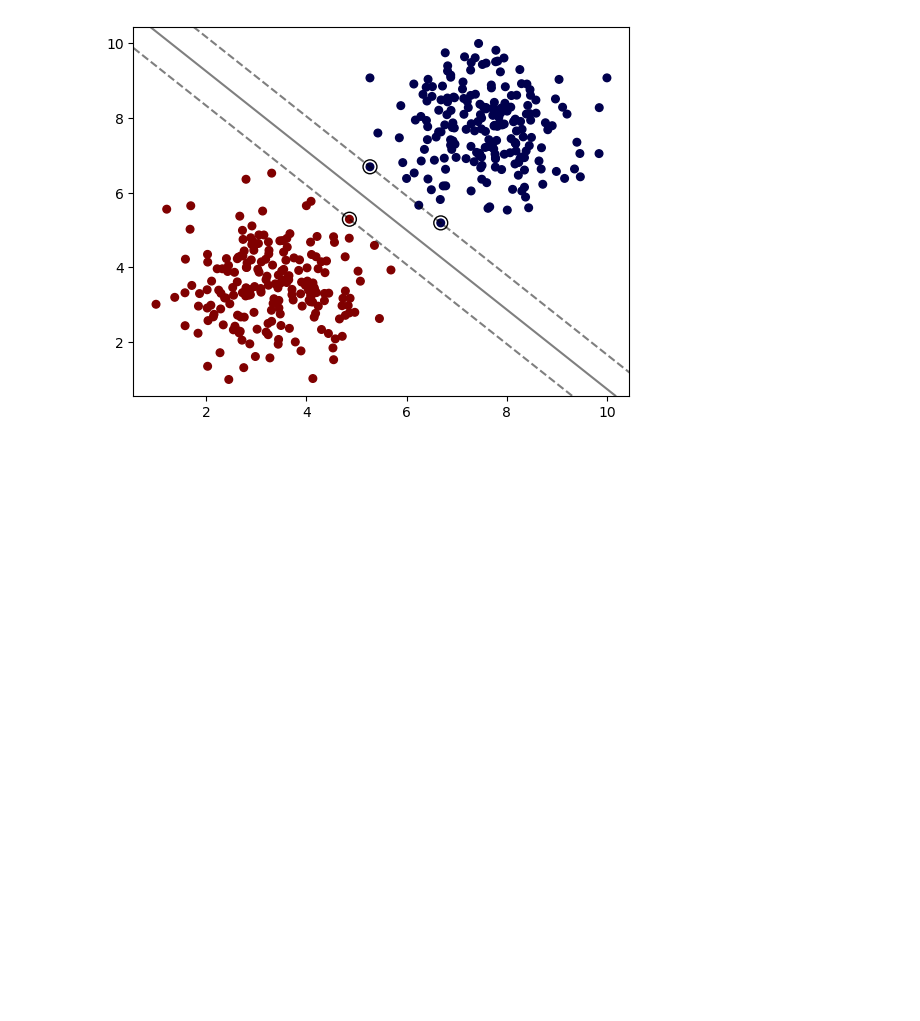
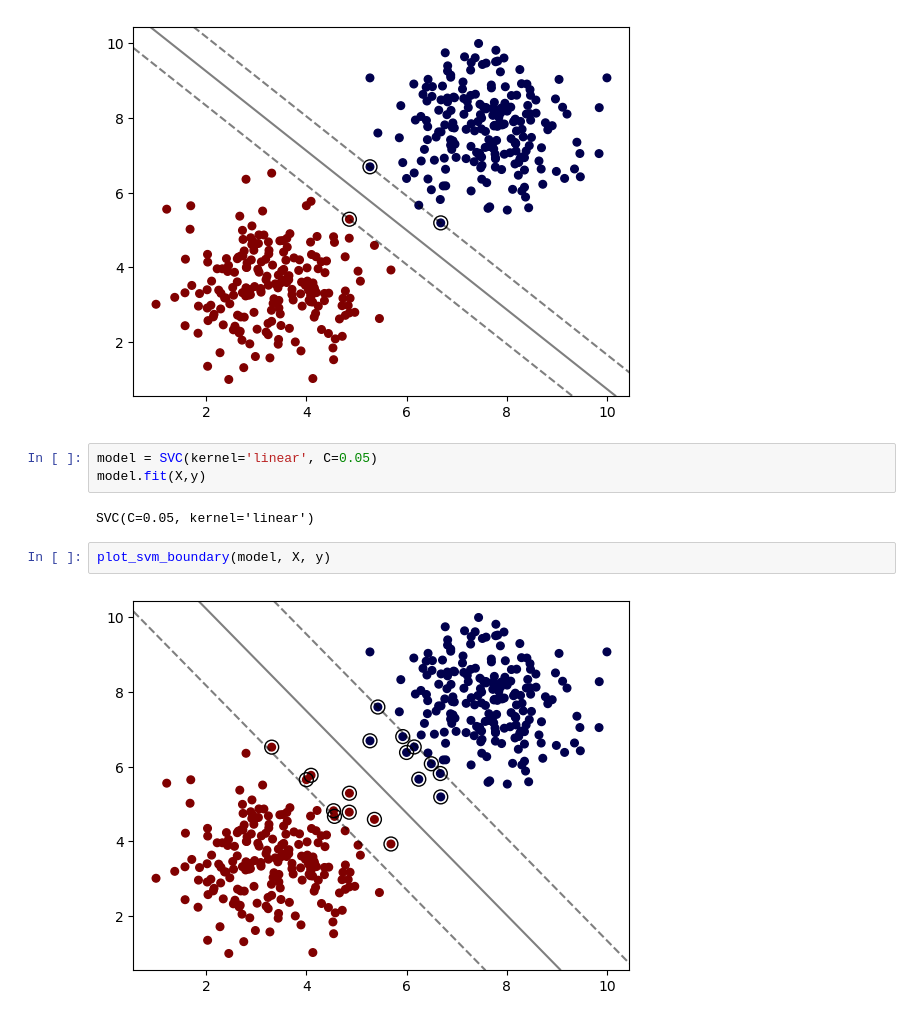
Before and after one commit to cmurray4492/PythonProjects, a Jupyter notebook: Machine_Learning/Support Vector Classification/SVM Classification Portilla.ipynb, the cells around one changed output. Saved outputs shown, nothing was run; the diff lists cells and outputs as text; blank space fills up the shorter version.

```diff
--- a/Machine_Learning/Support Vector Classification/SVM Classification Portilla.ipynb
+++ b/Machine_Learning/Support Vector Classification/SVM Classification Portilla.ipynb
@@ -79,3 +79,12 @@ from svm_margin_plot import plot_svm_boundary
 plot_svm_boundary(model, X, y)
 # %% [output]
 [figure]
+# %%
+model = SVC(kernel='linear', C=0.05)
+model.fit(X,y)
+# %% [output]
+SVC(C=0.05, kernel='linear')
+# %%
+plot_svm_boundary(model, X, y)
+# %% [output]
+[figure, added]
```
Also changed, not shown: parts of 10 cells of this notebook, 49 other files.
